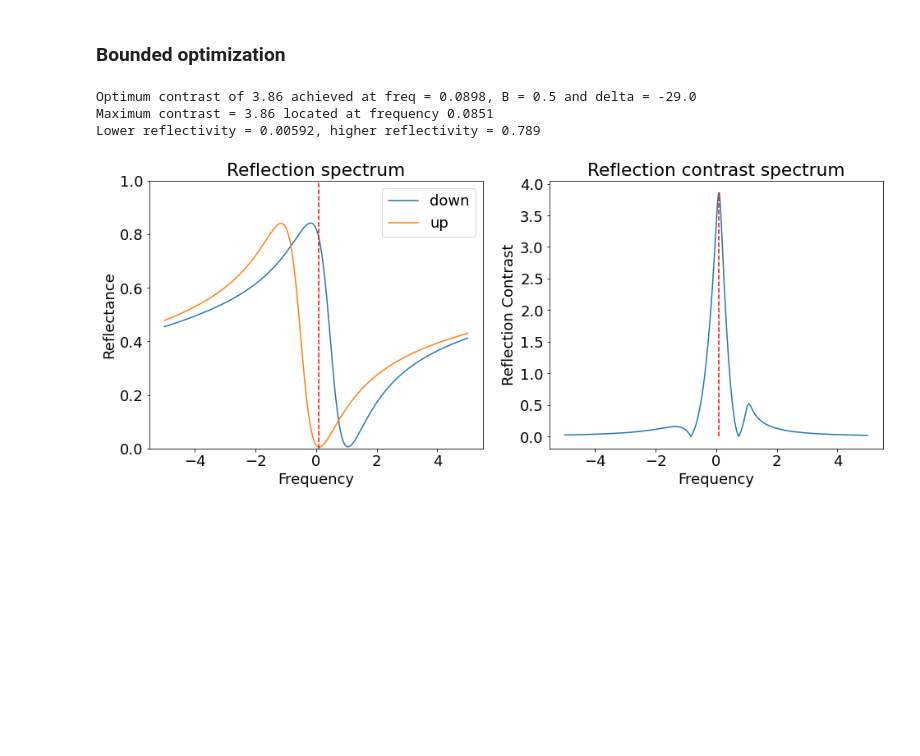
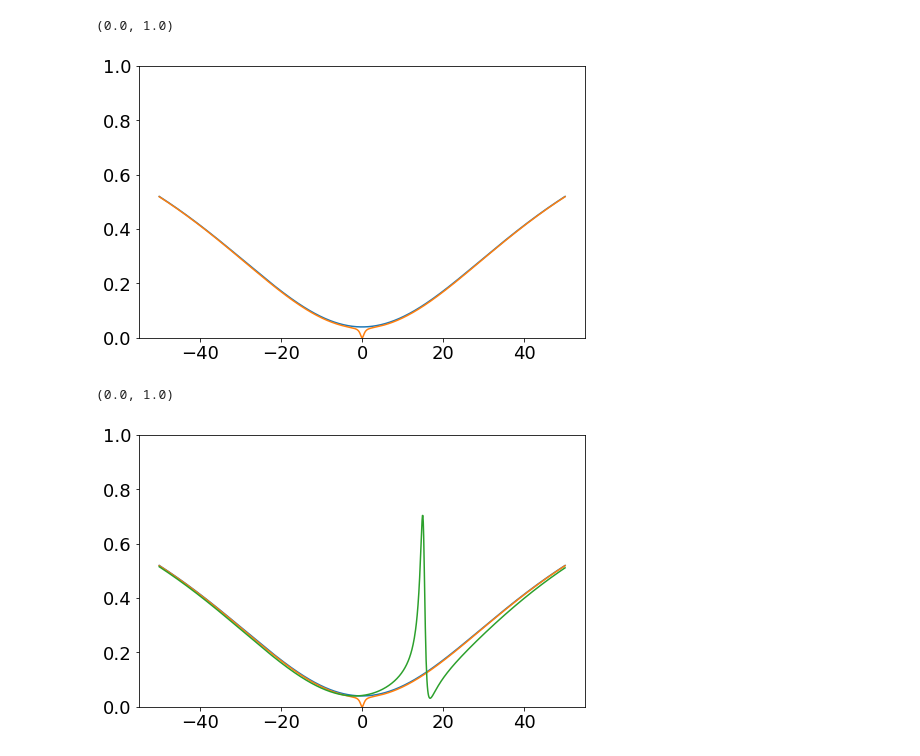
Before and after one commit to huanyanqi/siv-cqed-model, a Jupyter notebook: notebooks/demos/cavityqed_demo.ipynb, the cells around one changed output. Cells and saved outputs as stored; diff of their text form; code cells hidden in the pictures; blank space fills up the shorter version.

```diff
--- a/notebooks/demos/cavityqed_demo.ipynb
+++ b/notebooks/demos/cavityqed_demo.ipynb
@@ -219,23 +40,0 @@ Applied field = 0.5, detuning = -16.5
-# %%
-s = SiV(alpha_e=125, beta_e=125, alpha_g=20, beta_g=20)
-c = CavitySiV(siv=s)
-delta = -0.5 * 33 # Fixed value here for now
-
-# Sweep over this range of parameters
-B_arr = np.linspace(0, 0.5, 16)
-theta_arr = np.linspace(0, np.pi, 5)
-phi_arr = np.linspace(0, 2 * np.pi, 5)
-best_contrast = 0
-
-for B in B_arr:
-    for theta in theta_arr:
-        for phi in phi_arr:
-            B_axis = np.array([np.sin(theta) * np.cos(phi), np.sin(theta) * np.sin(phi), np.cos(theta)])
-            contrast = max(c.spin_contrast(w_arr, B, delta, B_axis))
-            if contrast > best_contrast:
-                best_B, best_theta, best_phi, best_axis = B, theta, phi, B_axis
-                best_contrast = contrast
-
-w_arr = np.linspace(-15, 15, 1000)
-c.plot_reflection_contrast(w_arr, best_B * best_axis, delta)
-print("Applied field = {:.3}, theta = {:.3}, phi = {:.3}, axis = {}, detuning = {:.3}".format(best_B, best_theta, best_phi, best_axis, delta))
@@ -251,9 +40,0 @@ Applied field = 0.5, theta = 1.57, phi = 1.57, axis = [6.123234e-17 1.000000e+00
-# %%
-import numpy as np
-import matplotlib.pyplot as plt
-from scipy.optimize import curve_fit, minimize
-
-from sivqed.models.siv import SiV
-from sivqed.models.cavity import Cavity, CavitySiV
-
-plt.rcParams['font.size'] = 18
@@ -277,19 +41,19 @@ Lower reflectivity = 0.00443, higher reflectivity = 0.781
-# %% [markdown]
-### Bounded optimization
-# %%
-s = SiV(alpha_e=125, beta_e=125, alpha_g=20, beta_g=20)
-B_axis = np.array([1, 0, 0])
-c = CavitySiV(siv=s)
-
-(w_opt, B_opt, delta_opt), spin_contrast_opt = c.optimize_spin_contrast(w_0=0, B_0=0.1, delta_0=-15,
-                                                                        w_bounds=(-5, 5), B_bounds=(-0.5, 0.5),
-                                                                        delta_bounds=(-60, 60), B_axis=B_axis)
-
-print("Optimum contrast of {:.3} achieved at freq = {:.3}, B = {:.3} and delta = {:.3}".format(spin_contrast_opt, w_opt, B_opt, delta_opt))
-
-c.plot_reflection_contrast(np.linspace(-5, 5, 1000), B_opt * B_axis, delta_opt)
-# %% [output]
-Optimum contrast of 3.86 achieved at freq = 0.0898, B = 0.5 and delta = -29.0
-Maximum contrast = 3.86 located at frequency 0.0851
-Lower reflectivity = 0.00592, higher reflectivity = 0.789
-[figure, removed]
+# %%
+c = Cavity({"w_c" : 0, "k_in" : 30, "k_tot" : 50},
+           {"w_up" : 0., "g_up" : 2.2, "gamma_up" : 0.5})
+plt.plot(w_arr, c.reflectance(w_arr, -1), label="empty")
+plt.plot(w_arr, c.reflectance(w_arr, 1), label="up")
+plt.ylim([0, 1])
+# %% [output]
+(0.0, 1.0)
+[figure, added]
+# %%
+c = Cavity({"w_c" : 0, "k_in" : 30, "k_tot" : 50},
+           {"w_up" : 0., "g_up" : 2.2, "gamma_up" : 0.5})
+plt.plot(w_arr, c.reflectance(w_arr, -1), label="empty")
+plt.plot(w_arr, c.reflectance(w_arr, 1), label="up")
+plt.plot(w_arr, c.reflectance(w_arr, 0), label="down")
+plt.ylim([0, 1])
+# %% [output]
+(0.0, 1.0)
+[figure, added]
```
Also changed, not shown: parts of 29 cells of this notebook, 3 other files.
